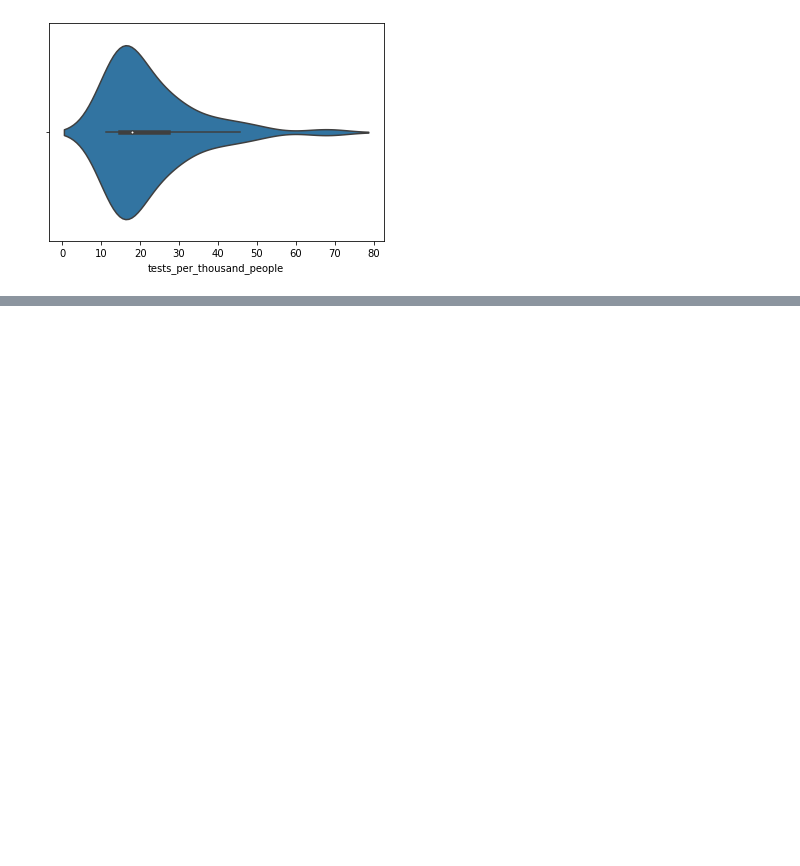
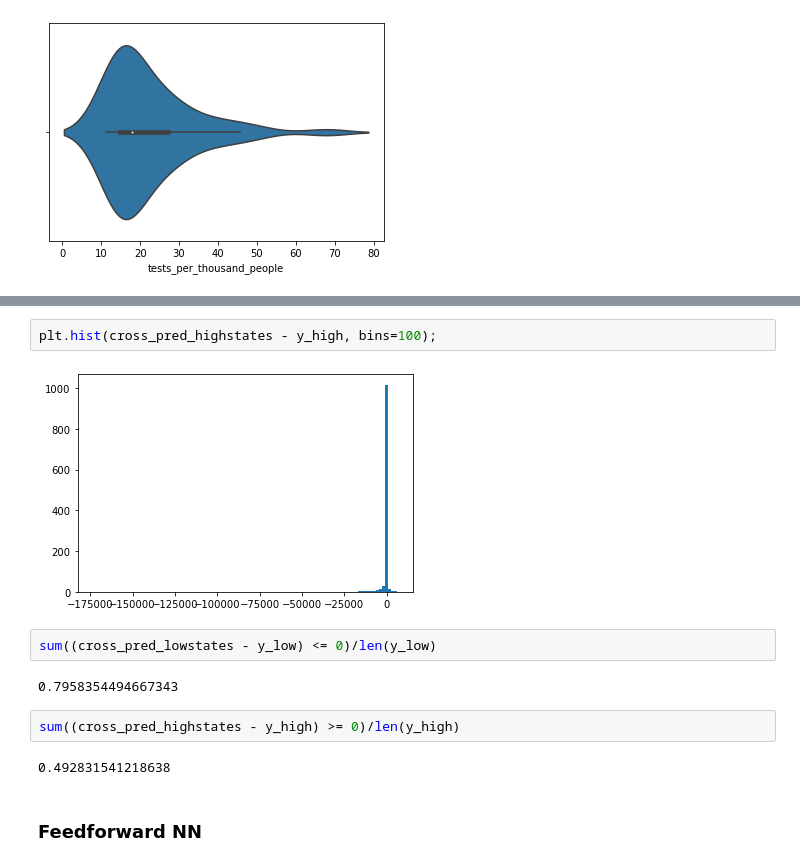
Before and after one commit to CS109b-Team37/Pollution-Prediction, a Jupyter notebook: analyses/models_TH.ipynb, the cells around one changed output, grey strips where cells are left out. Cells and saved outputs as stored; diff of their text form; blank space fills up the shorter version.

```diff
--- a/analyses/models_TH.ipynb
+++ b/analyses/models_TH.ipynb
@@ -199,2 +492,16 @@ X_train, X_test, y_train, y_test = train_test_split(X, y, test_size=0.10, random
+# %%
+plt.hist(cross_pred_highstates - y_high, bins=100);
+# %% [output]
+[figure, added]
+# %%
+sum((cross_pred_lowstates - y_low) <= 0)/len(y_low)
+# %% [output]
+0.7958354494667343
+# %%
+sum((cross_pred_highstates - y_high) >= 0)/len(y_high)
+# %% [output]
+0.492831541218638
+# %% [markdown]
+### Feedforward NN
 # %%
 #set parameters
```
Also changed, not shown: parts of 35 cells of this notebook.
